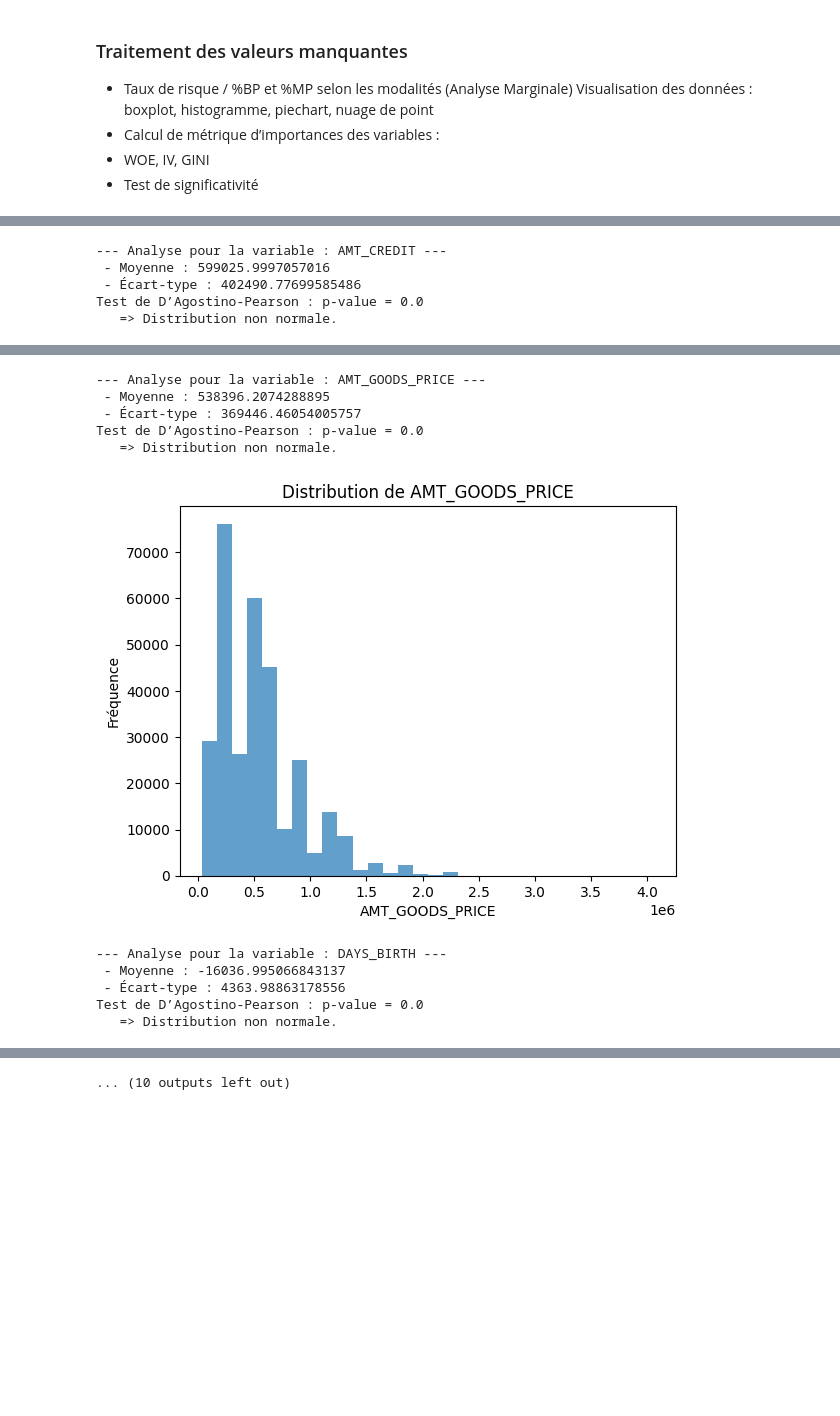
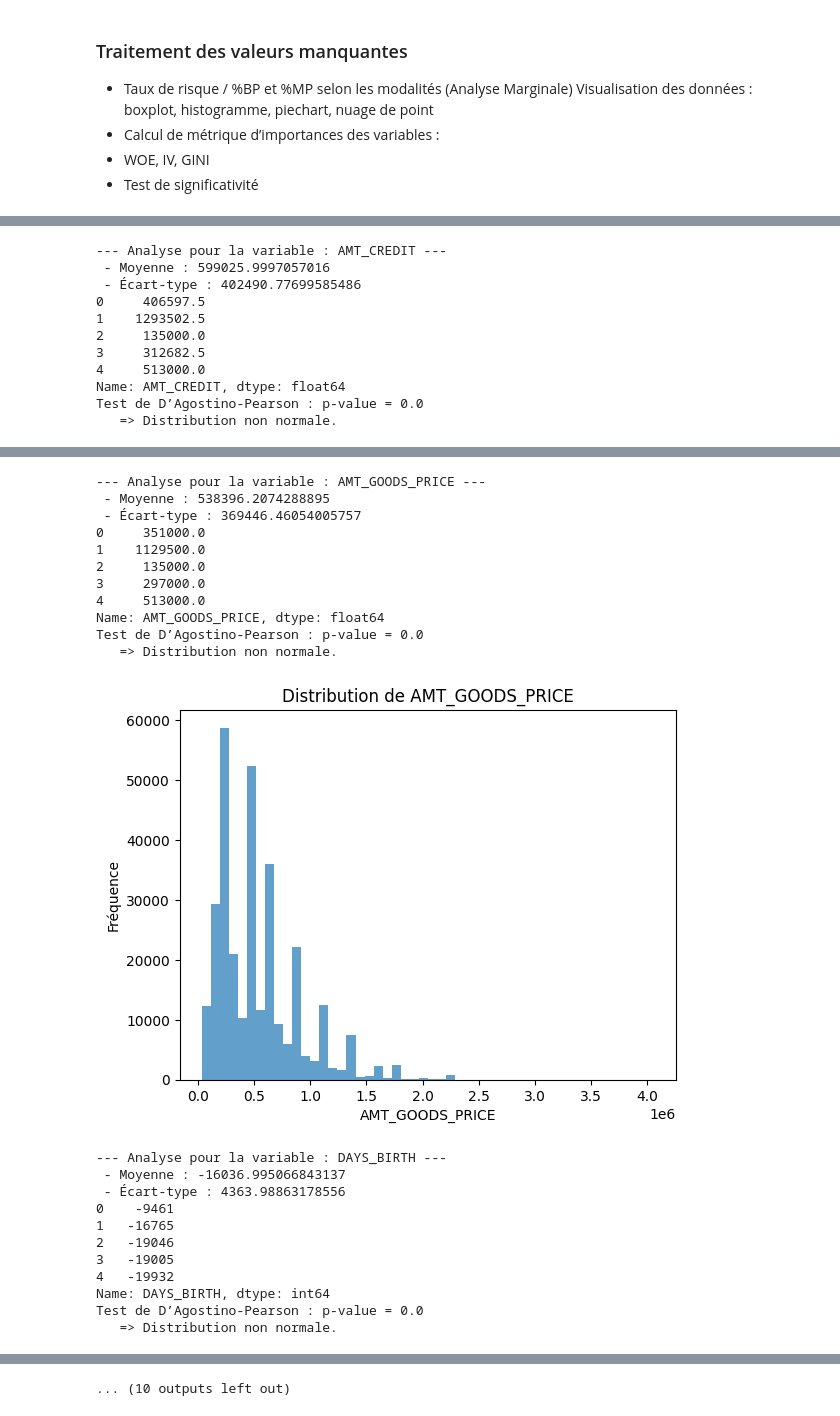
Before and after one commit to santinucomiti/scoring_project, a Jupyter notebook: notebooks/analyse_descritpive.ipynb, the cells around one changed output, grey strips where cells are left out. Cells and saved outputs as stored; diff of their text form; code cells hidden in the pictures; blank space fills up the shorter version.

```diff
--- a/notebooks/analyse_descritpive.ipynb
+++ b/notebooks/analyse_descritpive.ipynb
@@ -43,14 +43,20 @@ Visualisation des données : boxplot, histogramme, piechart, nuage de point
 - Test de significativité
 # %%
 import pandas as pd
+import os
 import numpy as np
 import matplotlib.pyplot as plt
 from scipy.stats import shapiro
 from scipy.stats import normaltest
 
+# Obtenir le répertoire courant
+script_dir = os.getcwd()
+
+# Construire le chemin relatif
+relative_path = os.path.join(script_dir, '../ressources_prof/client_credit_granting.csv')
+
 # Charger les données
-chemin = '/home/santinu/FQA/scoring_project/scoring_project/ressources_prof/client_credit_granting.csv'
-df = pd.read_csv(chemin)
+df = pd.read_csv(relative_path)
 
 # Identifier les types de variables
 categorical_vars = [
@@ -62,7 +68,7 @@ binary_vars = ['GOOD_PAYER']
 quantitative_vars = [
     'CNT_CHILDREN', 'AMT_INCOME_TOTAL', 'AMT_CREDIT', 'AMT_GOODS_PRICE',
     'DAYS_BIRTH', 'DAYS_EMPLOYED', 'TOTALAREA_MODE',
-    'EXT_SOURCE_1', 'EXT_SOURCE_2', 'EXT_SOURCE_3', 'AMT_REQ_CREDIT_BUREAU_YEARS'
+    'EXT_SOURCE_1', 'EXT_SOURCE_2', 'EXT_SOURCE_3', 'AMT_REQ_CREDIT_BUREAU_YEAR'
 ]
 
 # Analyse univariée : variables quantitatives
@@ -77,6 +83,7 @@ for var in quantitative_vars:
 
     # Test de Shapiro-Wilk pour la normalité
     clean_data = df[var].dropna()  # Retirer les valeurs manquantes
+    print(clean_data.head())
     stat, p_value = normaltest(clean_data)
     print(f'Test de D’Agostino-Pearson : p-value = {p_value}')
     if p_value < 0.05:
@@ -85,10 +92,15 @@ for var in quantitative_vars:
         print(f'   => Distribution normale.')
 
     # Histogramme de la distribution
-    df[var].plot(kind='hist', bins=30, title=f'Distribution de {var}', alpha=0.7)
+    df[var].plot(kind='hist', bins=50, title=f'Distribution de {var}', alpha=0.7)
     plt.xlabel(var)
     plt.ylabel('Fréquence')
     plt.show()
+
+    # Boxplot de la variable
+    df[var].plot(kind='box', title=f'Boxplot de {var}')
+    plt.ylabel(var)
+    plt.show()
 # %% [output]
 --- Analyse pour la variable : CNT_CHILDREN ---
  - Moyenne : 0.4170517477423572
@@ -105,5 +129,11 @@ Test de D’Agostino-Pearson : p-value = 0.0
 --- Analyse pour la variable : AMT_CREDIT ---
  - Moyenne : 599025.9997057016
  - Écart-type : 402490.77699585486
+0     406597.5
+1    1293502.5
+2     135000.0
+3     312682.5
+4     513000.0
+Name: AMT_CREDIT, dtype: float64
 Test de D’Agostino-Pearson : p-value = 0.0
    => Distribution non normale.
@@ -111,11 +141,23 @@ Test de D’Agostino-Pearson : p-value = 0.0
 --- Analyse pour la variable : AMT_GOODS_PRICE ---
  - Moyenne : 538396.2074288895
  - Écart-type : 369446.46054005757
+0     351000.0
+1    1129500.0
+2     135000.0
+3     297000.0
+4     513000.0
+Name: AMT_GOODS_PRICE, dtype: float64
 Test de D’Agostino-Pearson : p-value = 0.0
    => Distribution non normale.
-[figure, old version]
+[figure, new version]
 --- Analyse pour la variable : DAYS_BIRTH ---
  - Moyenne : -16036.995066843137
  - Écart-type : 4363.98863178556
+0    -9461
+1   -16765
+2   -19046
+3   -19005
+4   -19932
+Name: DAYS_BIRTH, dtype: int64
 Test de D’Agostino-Pearson : p-value = 0.0
    => Distribution non normale.
```
Also changed, not shown: parts of 2 cells of this notebook, 1 other file.
